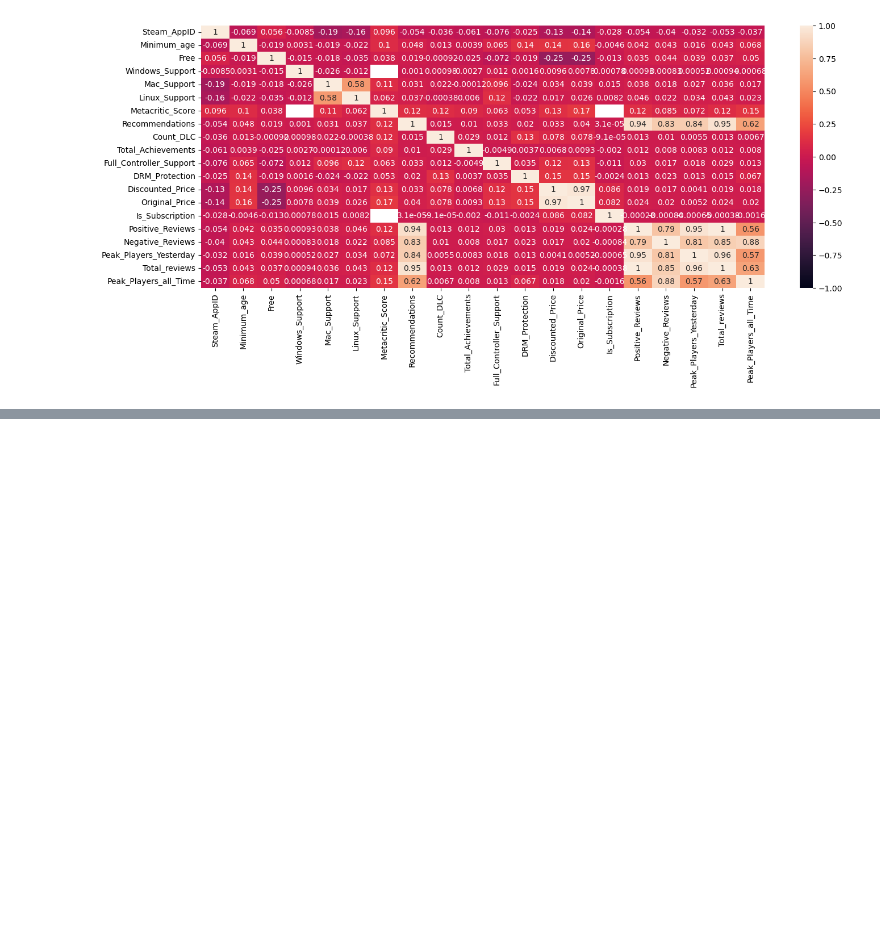
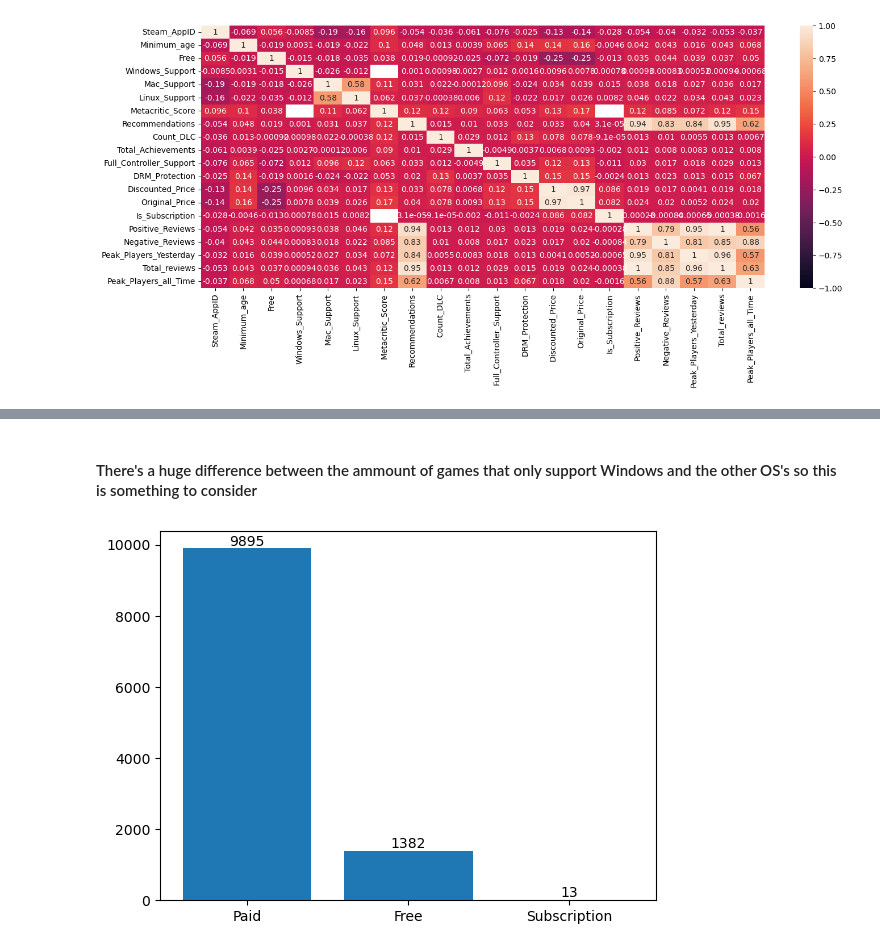
Before and after one commit to marxio09dio/Steam-Games, a Jupyter notebook: 04_data_exploration.ipynb, the cells around one changed output, grey strips where cells are left out. Drawn from its saved outputs; the diff is of its cells as text; code cells hidden in the pictures; blank space fills up the shorter version.

```diff
--- a/04_data_exploration.ipynb
+++ b/04_data_exploration.ipynb
@@ -126,0 +153,22 @@ unique_games_bottom
+# %% [markdown]
+#### There's a huge difference between the ammount of games that only support Windows and the other OS's so this is something to consider
+# %%
+# Count the number of games that are paid, number of free games and the count of subscription games
+free_games = (df_steam['Free'] == 1).sum()
+
+paid_games = (df_steam['Free'] == 0).sum()
+
+subscription_games = (df_steam['Is_Subscription'] == 1).sum()
+
+# Create the bar chart
+price = ['Paid', 'Free', 'Subscription']
+counts = [paid_games,free_games, subscription_games]
+plt.bar(price, counts)
+
+# Add value labels to the bars
+for i, count in enumerate(counts):
+    plt.text(i, count, str(count),ha='center', va='bottom')
+
+plt.show()
+# %% [output]
+[figure, added]
```
Also changed, not shown: parts of 15 cells of this notebook.
